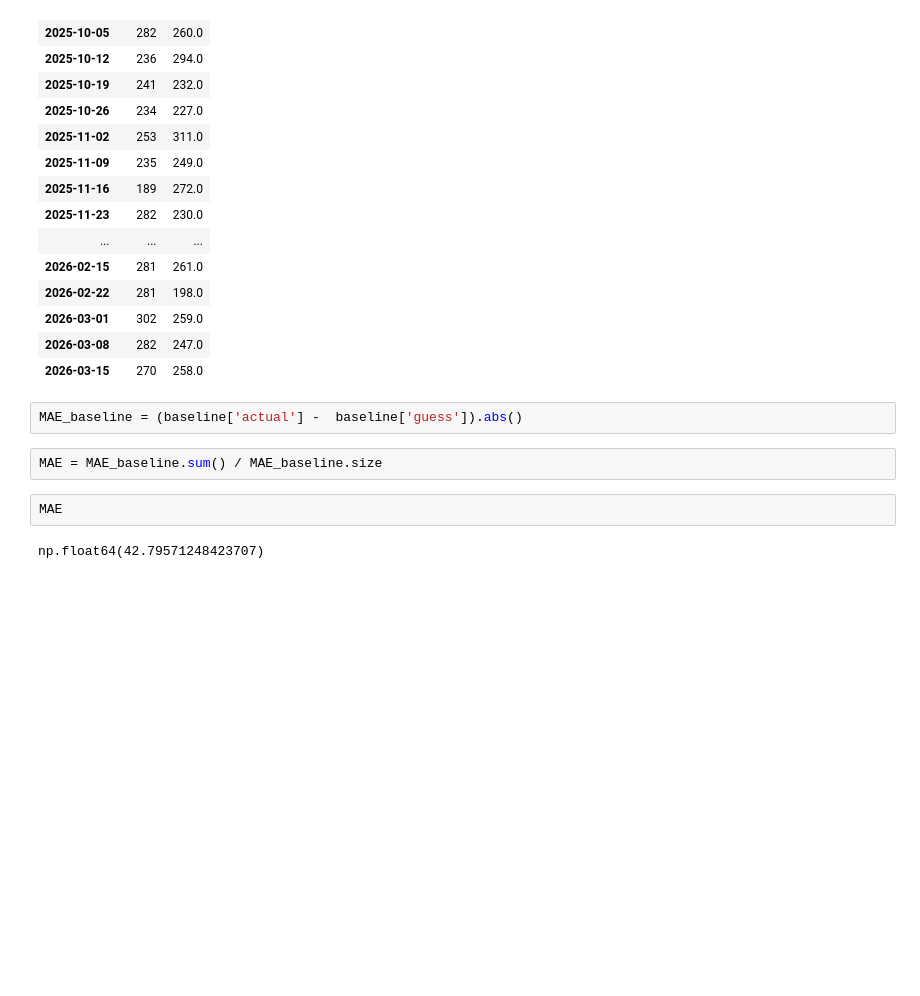
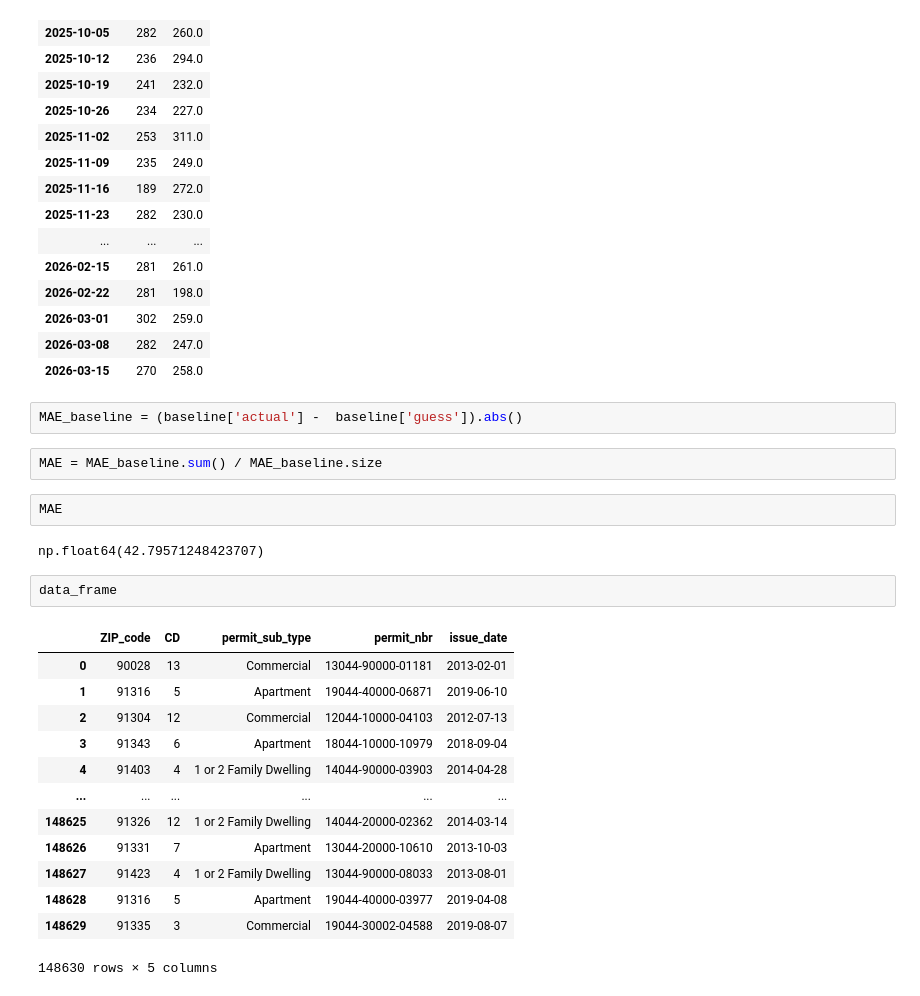
Before and after one commit to ShahSalar/demand-forecasting-hvac, a Jupyter notebook: notebooks/explore.ipynb, the cells around one changed output. Drawn from its saved outputs; the diff is of its cells as text; blank space fills up the shorter version.

```diff
--- a/notebooks/explore.ipynb
+++ b/notebooks/explore.ipynb
@@ -716,3 +716,19 @@ MAE = MAE_baseline.sum() / MAE_baseline.size
 MAE
 # %% [output]
 np.float64(42.79571248423707)
+# %%
+data_frame
+# %% [output]
+|  | ZIP_code | CD | permit_sub_type | permit_nbr | issue_date |
+| 0 | 90028 | 13 | Commercial | 13044-90000-01181 | 2013-02-01 |
+| 1 | 91316 | 5 | Apartment | 19044-40000-06871 | 2019-06-10 |
+| 2 | 91304 | 12 | Commercial | 12044-10000-04103 | 2012-07-13 |
+| 3 | 91343 | 6 | Apartment | 18044-10000-10979 | 2018-09-04 |
+| 4 | 91403 | 4 | 1 or 2 Family Dwelling | 14044-90000-03903 | 2014-04-28 |
+| ... | ... | ... | ... | ... | ... |
+| 148625 | 91326 | 12 | 1 or 2 Family Dwelling | 14044-20000-02362 | 2014-03-14 |
+| 148626 | 91331 | 7 | Apartment | 13044-20000-10610 | 2013-10-03 |
+| 148627 | 91423 | 4 | 1 or 2 Family Dwelling | 13044-90000-08033 | 2013-08-01 |
+| 148628 | 91316 | 5 | Apartment | 19044-40000-03977 | 2019-04-08 |
+| 148629 | 91335 | 3 | Commercial | 19044-30002-04588 | 2019-08-07 |
+148630 rows × 5 columns
```
Also changed, not shown: parts of 30 cells of this notebook, 4 other files.
